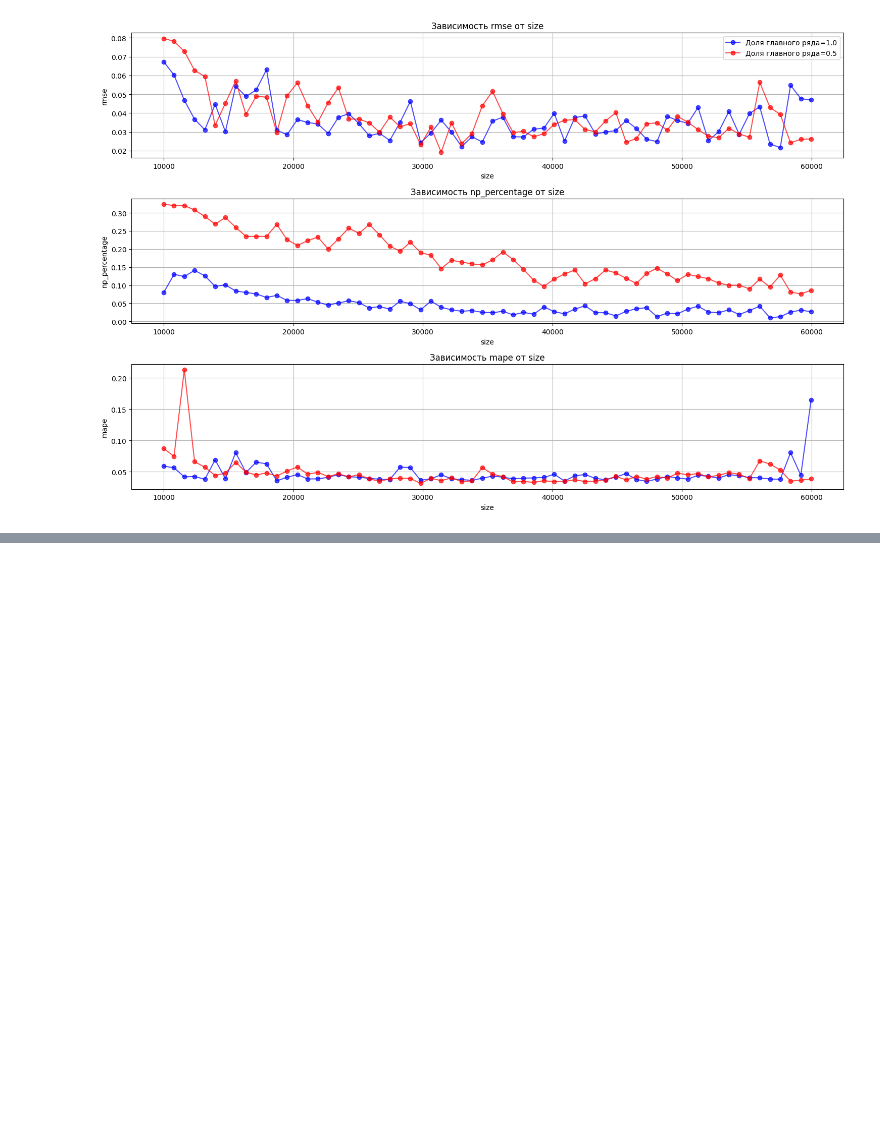
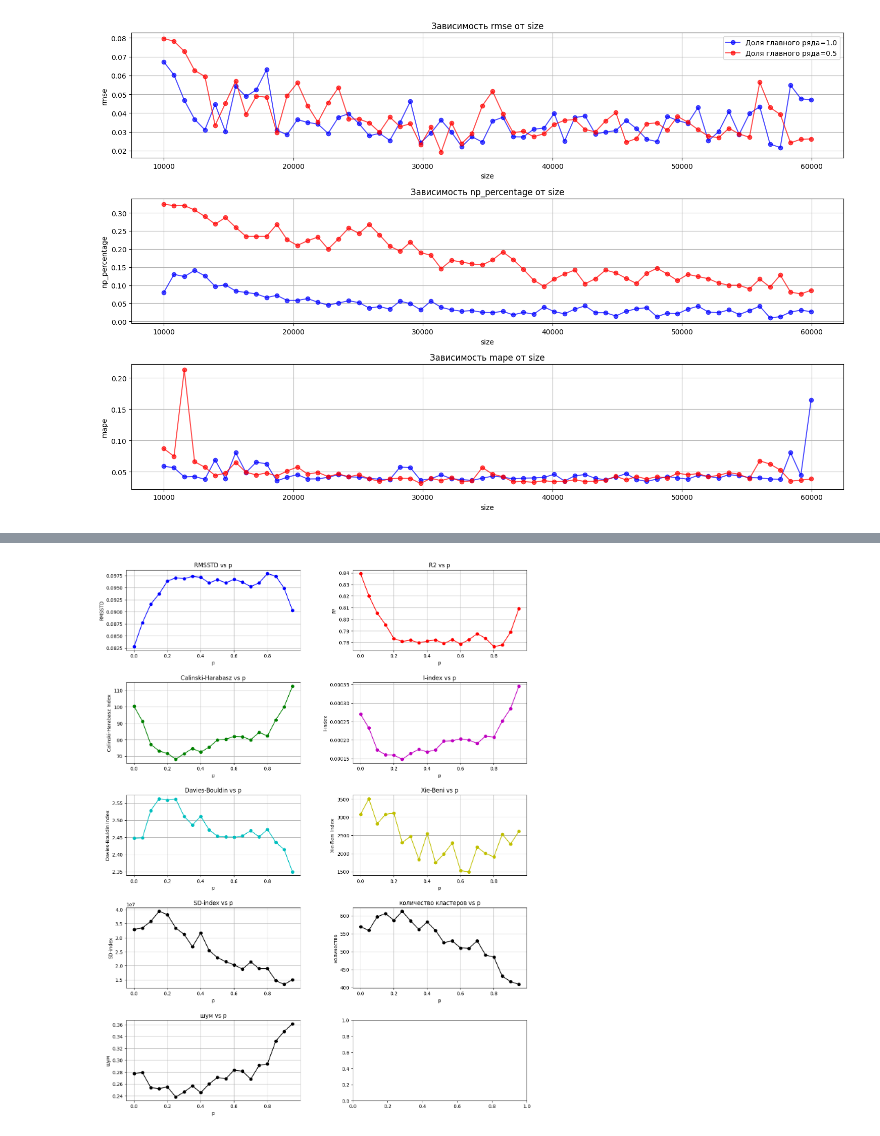
Before and after one commit to yaroslawwww/PaTHoP, a Jupyter notebook: results/Size_experiment_script..ipynb, the cells around one changed output, grey strips where cells are left out. Saved outputs shown, nothing was run; the diff lists cells and outputs as text; code cells hidden in the pictures; blank space fills up the shorter version.

Commit message:
noise

```diff
--- a/results/Size_experiment_script..ipynb
+++ b/results/Size_experiment_script..ipynb
@@ -196,0 +50,94 @@ plt.show()
+# %%
+import pandas as pd
+
+# Чтение файла в DataFrame
+df = pd.read_csv('metrics_second_part.txt')  # Укажите правильное имя файла
+
+# Извлечение столбцов в отдельные переменные
+p_values = df['p'].values
+size_values = df['size'].values
+noise_values = df['noise'].values
+# Чтение файла в DataFrame
+df = pd.read_csv('metrics.txt')  # Укажите правильное имя файла
+
+# Извлечение столбцов в отдельные переменные
+rmsstd_values = df['rmsstd'].values
+r2_values = df['r2'].values
+calinski_harabasz_values = df['calinski_harabasz'].values
+i_index_values=df['i_index'].values
+davies_bouldin_values = df['davies_bouldin'].values
+xie_beni_values = df['xie_beni'].values
+sd_index_values = df['sd_index'].values
+
+
+import matplotlib.pyplot as plt
+
+# Создаем фигуру с несколькими субплoтами
+fig, axes = plt.subplots(5, 2, figsize=(15, 20))
+fig.subplots_adjust(hspace=0.4, wspace=0.3)
+axes = axes.flatten()  # Преобразуем в плоский массив для удобства
+
+# График 1: RMSSTD
+axes[0].plot(p_values, rmsstd_values, 'bo-')
+axes[0].set_title('RMSSTD vs p')
+axes[0].set_xlabel('p')
+axes[0].set_ylabel('RMSSTD')
+axes[0].grid(True)
+
+# График 2: R²
+axes[1].plot(p_values, r2_values, 'ro-')
+axes[1].set_title('R2 vs p')
+axes[1].set_xlabel('p')
+axes[1].set_ylabel('R²')
+axes[1].grid(True)
+
+# График 3: Calinski-Harabasz
+axes[2].plot(p_values, calinski_harabasz_values, 'go-')
+axes[2].set_title('Calinski-Harabasz vs p')
+axes[2].set_xlabel('p')
+axes[2].set_ylabel('Calinski-Harabasz Index')
+axes[2].grid(True)
+
+# График 4: I-index
+axes[3].plot(p_values, i_index_values, 'mo-')
+axes[3].set_title('I-index vs p')
+axes[3].set_xlabel('p')
+axes[3].set_ylabel('I-index')
+axes[3].grid(True)
+
+# График 5: Davies-Bouldin
+axes[4].plot(p_values, davies_bouldin_values, 'co-')
+axes[4].set_title('Davies-Bouldin vs p')
+axes[4].set_xlabel('p')
+axes[4].set_ylabel('Davies-Bouldin Index')
+axes[4].grid(True)
+
+# График 6: Xie-Beni
+axes[5].plot(p_values, xie_beni_values, 'yo-')
+axes[5].set_title('Xie-Beni vs p')
+axes[5].set_xlabel('p')
+axes[5].set_ylabel('Xie-Beni Index')
+axes[5].grid(True)
+
+# График 7: SD-index
+axes[6].plot(p_values, sd_index_values, 'ko-')
+axes[6].set_title('SD-index vs p')
+axes[6].set_xlabel('p')
+axes[6].set_ylabel('SD-index')
+axes[6].grid(True)
+
+# Скрываем последний неиспользованный субплот
+axes[7].plot(p_values, size_values, 'ko-')
+axes[7].set_title('количество кластеров vs p')
+axes[7].set_xlabel('p')
+axes[7].set_ylabel('количество')
+axes[7].grid(True)
+
+axes[8].plot(p_values, noise_values, 'ko-')
+axes[8].set_title('шум vs p')
+axes[8].set_xlabel('p')
+axes[8].set_ylabel('шум')
+axes[8].grid(True)
+plt.show()
+# %% [output]
+[figure, added]
```
Also changed, not shown: parts of 2 cells of this notebook, 9 other files.
